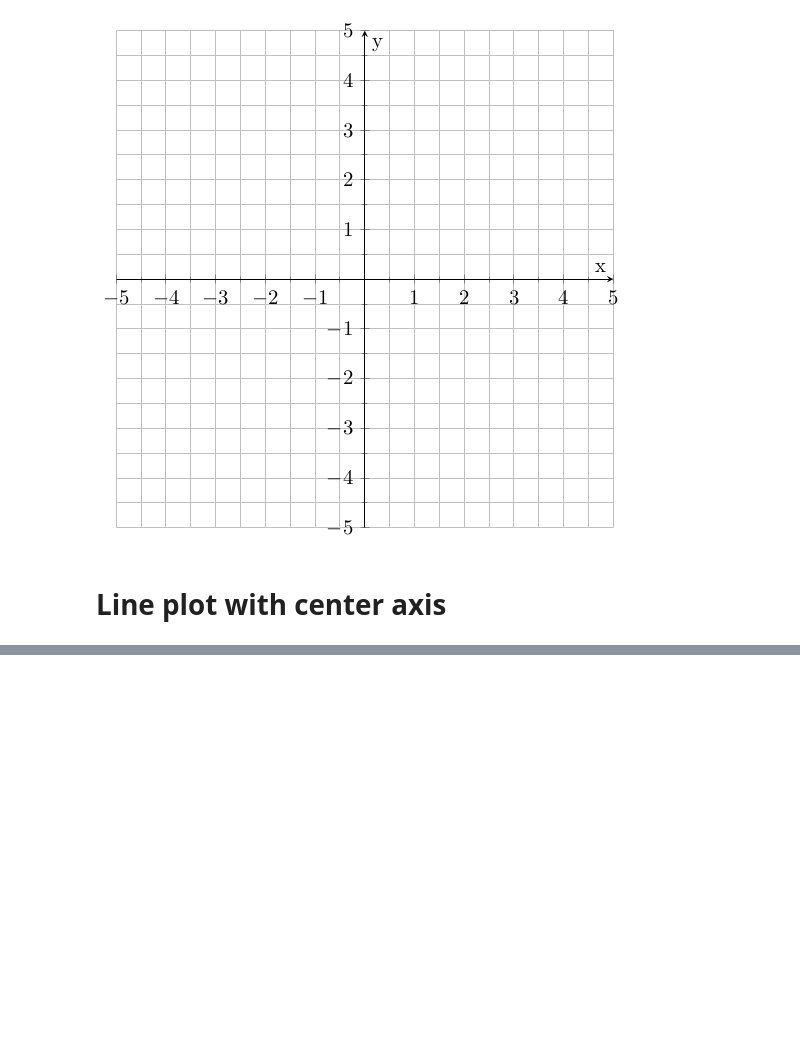
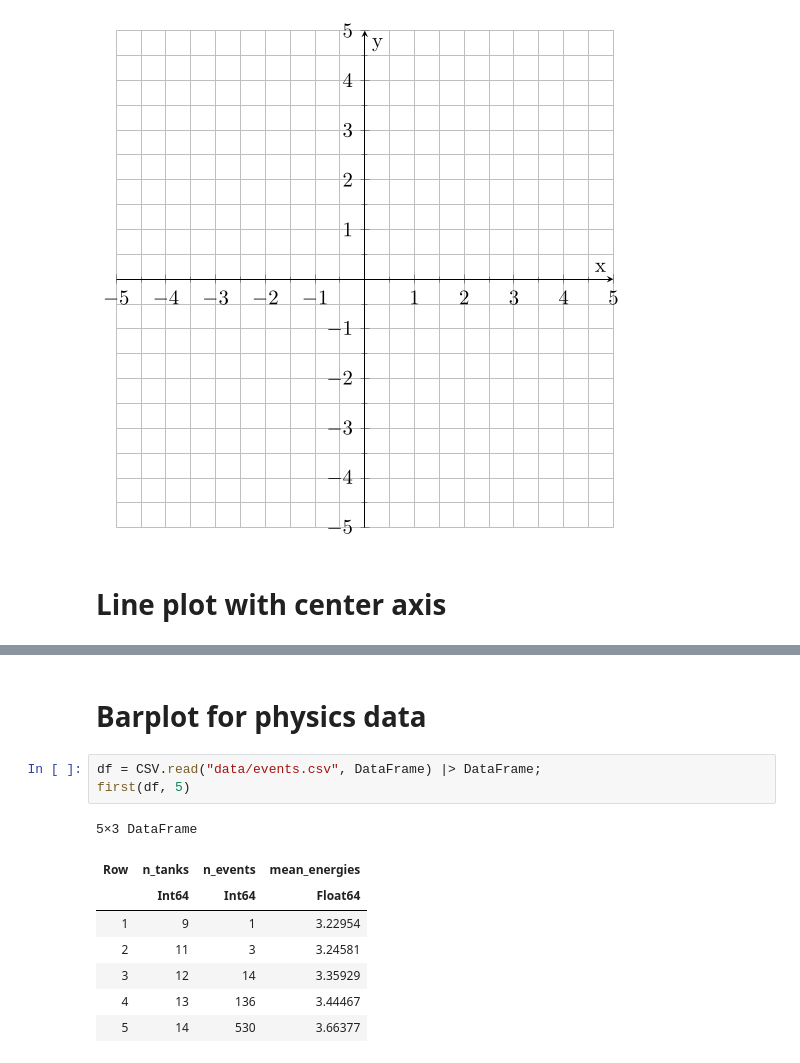
Before and after one commit to markuspirke/plots-with-julia, a Jupyter notebook: collection.ipynb, the cells around one changed output, grey strips where cells are left out. Cells and saved outputs as stored; diff of their text form; blank space fills up the shorter version.

```diff
--- a/collection.ipynb
+++ b/collection.ipynb
@@ -64,3 +65,17 @@ push!(ax, llog)
 push!(ax, plog)
 # %% [output]
 [figure]
+# %% [markdown]
+# Barplot for physics data
+# %%
+df = CSV.read("data/events.csv", DataFrame) |> DataFrame;
+first(df, 5)
+# %% [output]
+5×3 DataFrame
+| Row | n_tanks | n_events | mean_energies |
+|  | Int64 | Int64 | Float64 |
+| 1 | 9 | 1 | 3.22954 |
+| 2 | 11 | 3 | 3.24581 |
+| 3 | 12 | 14 | 3.35929 |
+| 4 | 13 | 136 | 3.44467 |
+| 5 | 14 | 530 | 3.66377 |
```
Also changed, not shown: parts of 3 cells of this notebook, 1 other file.
